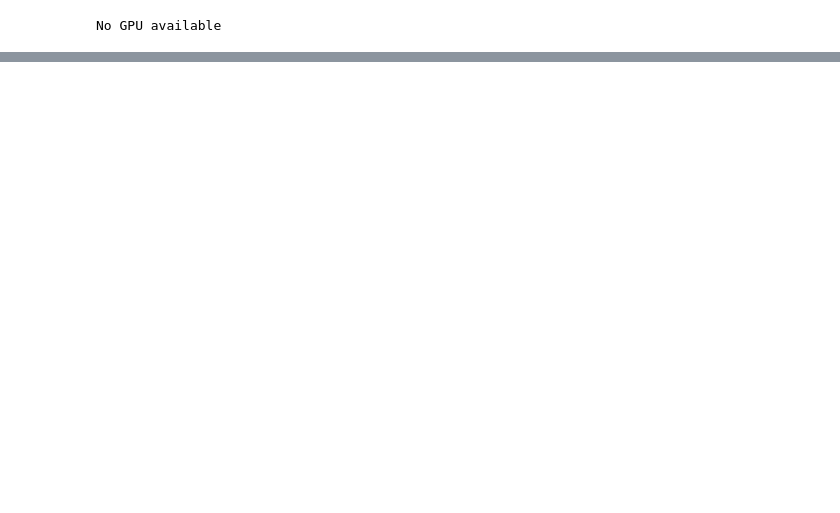
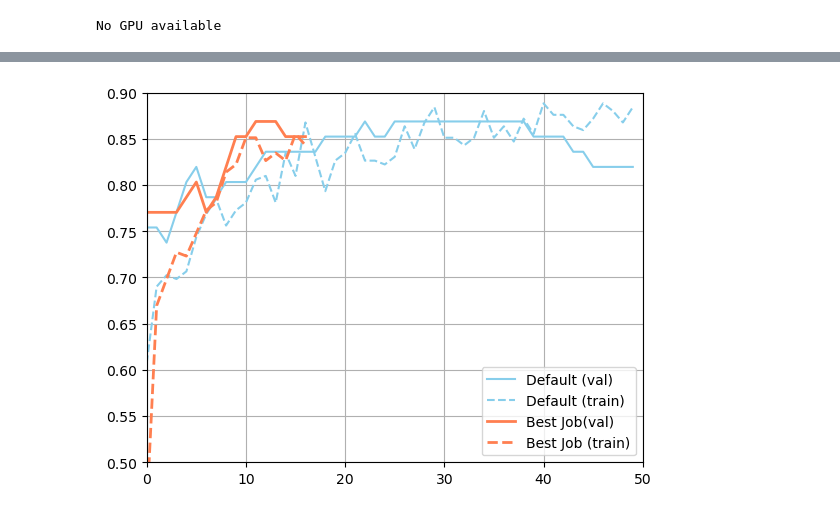
Before and after one commit to Victor-Su-Ortiz/ORNL_Summer, a Jupyter notebook: Notebooks/KerasPractice.ipynb, the cells around one changed output, grey strips where cells are left out. Cells and saved outputs as stored; diff of their text form; code cells hidden in the pictures; blank space fills up the shorter version.

Commit message:
working deephyper

```diff
--- a/Notebooks/KerasPractice.ipynb
+++ b/Notebooks/KerasPractice.ipynb
@@ -56,0 +344,6 @@ No GPU available
+# %%
+from deephyper.search.hps import CBO
+# Uncomment the following line to show the arguments of CBO.
+# help(CBO)
+# Instanciate the search with the problem and the evaluator that we created before
+search = CBO(problem, evaluator_1, initial_points=[problem.default_configuration])
@@ -56,0 +374,4 @@ No GPU available
+# %%
+results = search.search(max_evals=5)
+
+results
@@ -56,0 +396,10 @@ No GPU available
+# %%
+i_max = results.objective.argmax()
+best_job = results.iloc[i_max].to_dict()
+
+
+print(f"The default configuration has an accuracy of {objective_default:.3f}. \n"
+      f"The best configuration found by DeepHyper has an accuracy {results['objective'].iloc[i_max]:.3f}, \n"
+      f"discovered after {results['m:timestamp_gather'].iloc[i_max]:.2f} secondes of search.\n")
+
+best_job
@@ -56,0 +426,15 @@ No GPU available
+# %%
+import matplotlib.pyplot as plt
+
+plt.figure()
+plt.plot(json.loads(metadata_default["val_accuracy"]), color="skyblue", label="Default (val)")
+plt.plot(json.loads(metadata_default["accuracy"]), color="skyblue", linestyle="--", label="Default (train)")
+plt.plot(json.loads(best_job["m:val_accuracy"]), color="coral", linewidth=2, label="Best Job(val)")
+plt.plot(json.loads(best_job["m:accuracy"]), color="coral", linestyle="--", linewidth=2, label="Best Job (train)")
+plt.legend()
+plt.xlim(0,50)
+plt.ylim(0.5, 0.9)
+plt.grid()
+plt.show()
+# %% [output]
+[figure, added]
```
Also changed, not shown: parts of 15 cells of this notebook, 14 other files.
